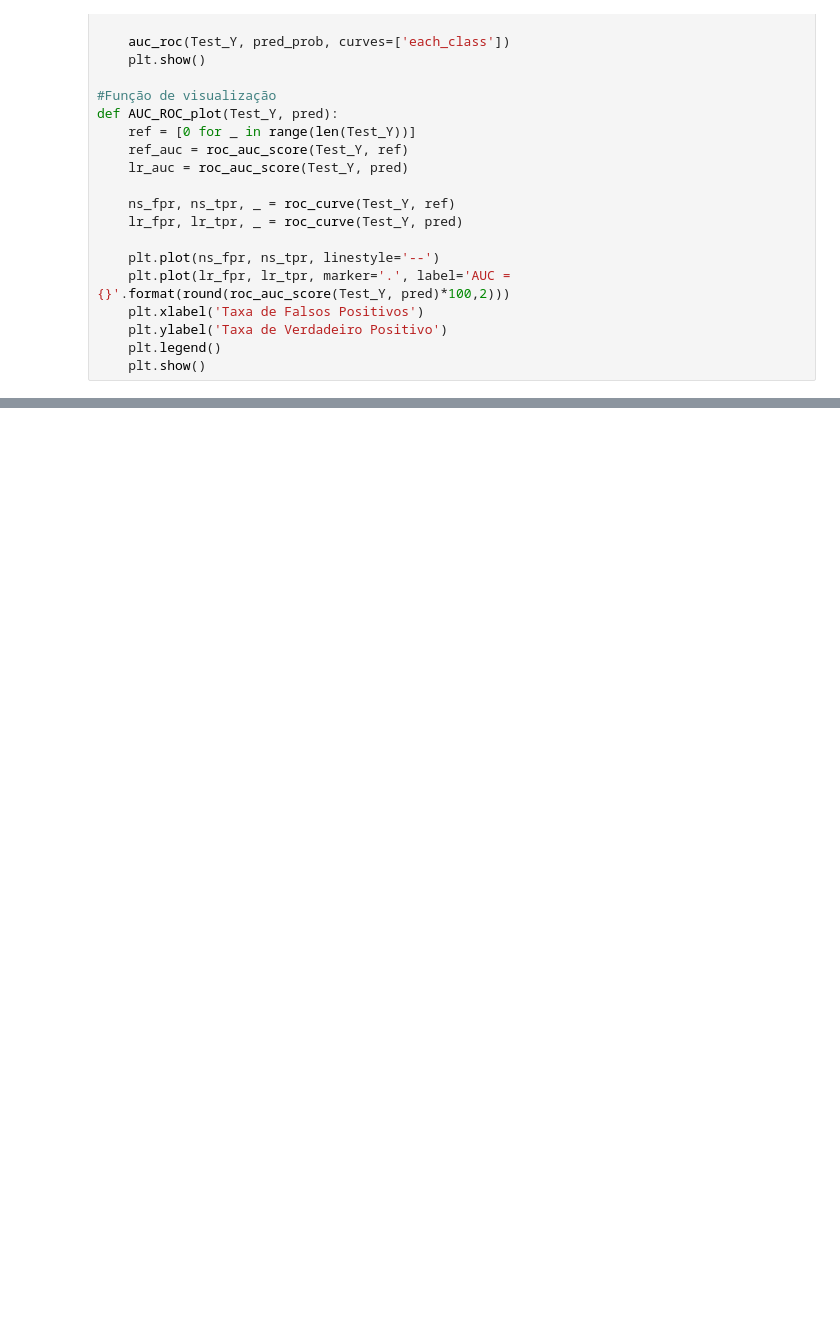
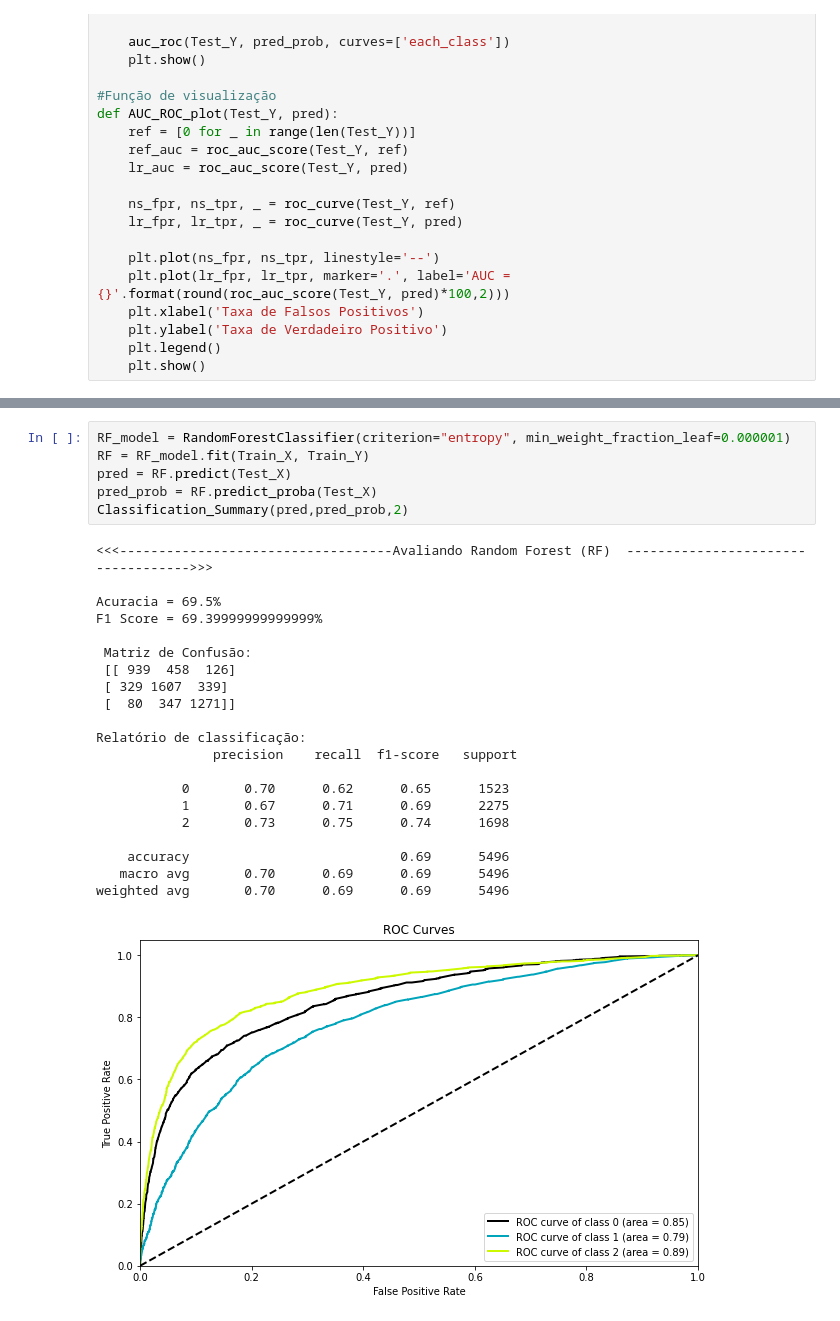
Before and after one commit to RNy7846/Analise_De_Sentiimento_Tweets, a Jupyter notebook: Analise_de_Sentimentos_do_Twitter.ipynb, the cells around one changed output, grey strips where cells are left out. Saved outputs shown, nothing was run; the diff lists cells and outputs as text; blank space fills up the shorter version.

```diff
--- a/Analise_de_Sentimentos_do_Twitter.ipynb
+++ b/Analise_de_Sentimentos_do_Twitter.ipynb
@@ -367,0 +365,28 @@ weighted avg       0.68      0.68      0.67      5496
+# %%
+RF_model = RandomForestClassifier(criterion="entropy", min_weight_fraction_leaf=0.000001)
+RF = RF_model.fit(Train_X, Train_Y)
+pred = RF.predict(Test_X)
+pred_prob = RF.predict_proba(Test_X)
+Classification_Summary(pred,pred_prob,2)
+# %% [output]
+<<<-----------------------------------Avaliando Random Forest (RF)  ----------------------------------->>>
+
+Acuracia = 69.5%
+F1 Score = 69.39999999999999%
+
+ Matriz de Confusão:
+ [[ 939  458  126]
+ [ 329 1607  339]
+ [  80  347 1271]]
+
+Relatório de classificação:
+               precision    recall  f1-score   support
+
+           0       0.70      0.62      0.65      1523
+           1       0.67      0.71      0.69      2275
+           2       0.73      0.75      0.74      1698
+
+    accuracy                           0.69      5496
+   macro avg       0.70      0.69      0.69      5496
+weighted avg       0.70      0.69      0.69      5496
+[figure, added]
```
Also changed, not shown: parts of 8 cells of this notebook.
